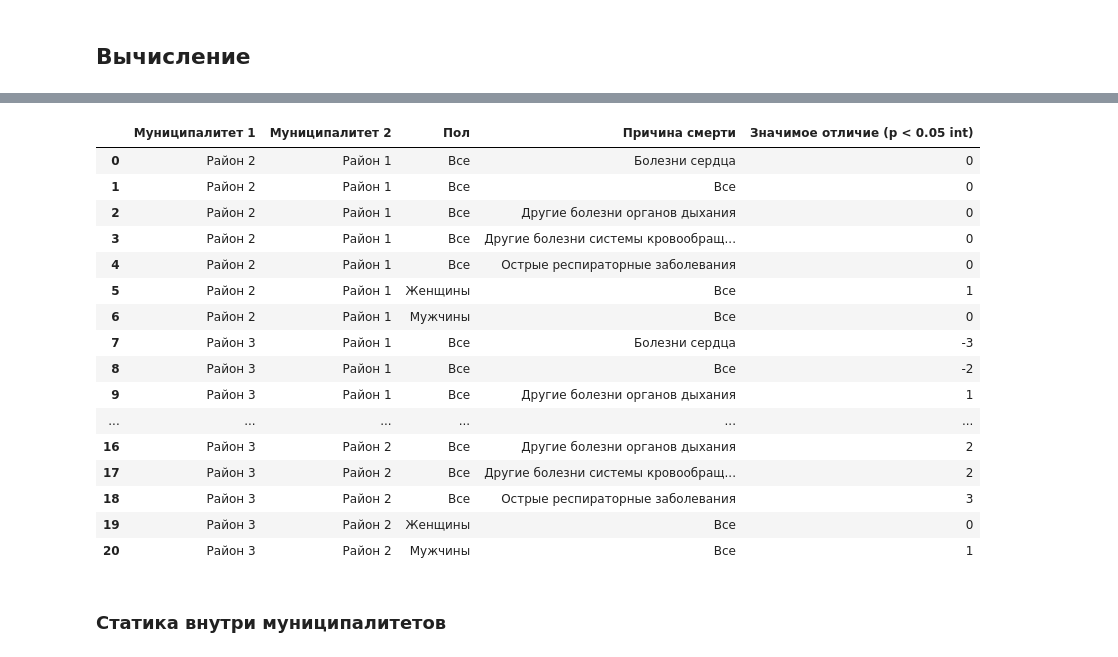
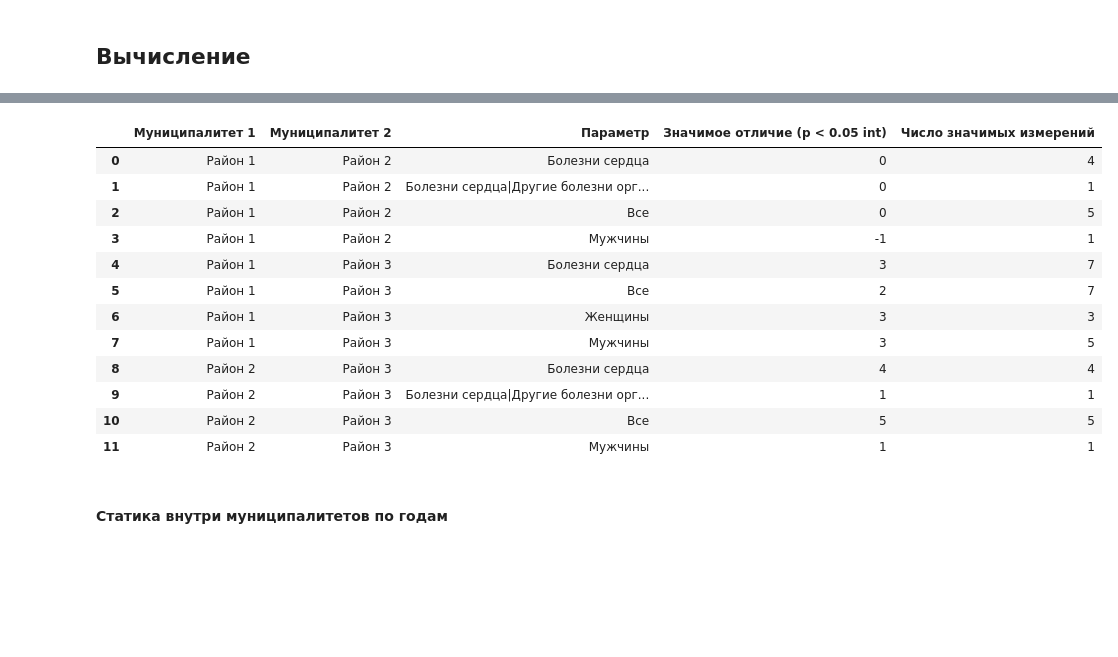
Before and after one commit to KossBI/Population_analysis, a Jupyter notebook: Анализ.ipynb, the cells around one changed output, grey strips where cells are left out. Saved outputs shown, nothing was run; the diff lists cells and outputs as text; code cells hidden in the pictures; blank space fills up the shorter version.

```diff
--- a/Анализ.ipynb
+++ b/Анализ.ipynb
@@ -13,3 +13,4 @@ import pandas as pd
 import numpy as np
 from scipy import stats
 import math
+pd.set_option('display.max_colwidth', None)
@@ -356,0 +341,27 @@ def weighted_regression(
+# %%
+def d2d_comparision(df: pd.DataFrame,
+                    year: int,
+                    district_1: str,
+                    district_2: str,
+                    param: list,
+                    alpha: float = 0.05):
+    '''
+    Создаёт два среза для сопоставления и передаёт их в функцию comparison.
+    df: исходная таблица
+    year: год
+    district_1: муниципалитет 1
+    district_2: муниципалитет 2
+    param: как минимум одно значение из набора полов или из набора причина смерти
+    alpha: уровень значимости
+    Возвращает статистически значимое отличие SCR_1 от SCR_2 в формате '>', '=', '<' или None
+    в случае незначимости данных по хотябы одной группе.
+    '''
+    if year is None:
+        slice_1 = df[(df['Муниципалитет']==district_1)&((df['Пол'].isin(param))|(df['Причина смерти'].isin(param)))]
+        slice_2 = df[(df['Муниципалитет']==district_2)&((df['Пол'].isin(param))|(df['Причина смерти'].isin(param)))]
+    else:
+        slice_1 = df[(df['Год']==year)&(df['Муниципалитет']==district_1)&((df['Пол'].isin(param))|(df['Причина смерти'].isin(param)))]
+        slice_2 = df[(df['Год']==year)&(df['Муниципалитет']==district_2)&((df['Пол'].isin(param))|(df['Причина смерти'].isin(param)))]
+    N_1, D_1, SCR_1, LCL_1, UCL_1, significance_1 =  N_D_SCR_CI_calc(slice_1, alpha)
+    N_2, D_2, SCR_2, LCL_2, UCL_2, significance_2 =  N_D_SCR_CI_calc(slice_2, alpha)
+    return comparison(SCR_1, LCL_1, UCL_1, SCR_2, LCL_2, UCL_2)
@@ -436,30 +512,29 @@ df_result_comparison_out
 # Словарь замен для расчёта направленности общего различия между группами.
 p_dict = {'=': 0, '>': 1, '<': -1}
 # %%
-# Создание колонки вида "Значимое отличие (p < 0.05) int"
-# (она не была сгенерирована сразу т.к. знаки '>', '=', '<' более наглядные).
-df_result_comparison_out['Значимое отличие (p < {} int)'.format(SL)] = (df_result_comparison_out['Значимое отличие (p < {})'.format(SL)]
-    .apply(lambda x: p_dict[x]))
-# Суммирование по колонке "Значимое отличие (p < 0.05) int" внутри каждой группы.
-(df_result_comparison_out.groupby(['Муниципалитет 1', 'Муниципалитет 2', 'Пол', 'Причина смерти'], as_index=False)
-    ['Значимое отличие (p < {} int)'.format(SL)].sum())
+# Создание колонки "Число значимых измерений" (показывает после схлопывания по годам сколько пар в группе были значимы).
+slices_d2d_df['Число значимых измерений'] = \
+slices_d2d_df['Значимое отличие (p < {})'.format(alpha)].apply(lambda x: 0 if x is None else 1)
+# Создание колонки "Значимое отличие (p < 0.05) int" (где +1 соответствует '>', 0 соответствует '=', -1 соответствует '<').
+# Колонка "Значимое отличие (p < 0.05) int" не была сгенерирована сразу т.к. знаки '>', '=', '<' более наглядные.
+slices_d2d_df['Значимое отличие (p < {} int)'.format(alpha)] = \
+slices_d2d_df['Значимое отличие (p < {})'.format(alpha)].apply(lambda x: p_dict[x])
+# Суммирование по колонкам "Число значимых измерений" и "Значимое отличие (p < 0.05) int" внутри каждой группы (схлопывание по годам).
+(slices_d2d_df.groupby(['Муниципалитет 1', 'Муниципалитет 2', 'Параметр'], as_index=False)
+    [['Значимое отличие (p < {} int)'.format(alpha), 'Число значимых измерений']].sum())
 # %% [output]
-|  | Муниципалитет 1 | Муниципалитет 2 | Пол | Причина смерти | Значимое отличие (p < 0.05 int) |
-| 0 | Район 2 | Район 1 | Все | Болезни сердца | 0 |
-| 1 | Район 2 | Район 1 | Все | Все | 0 |
-| 2 | Район 2 | Район 1 | Все | Другие болезни органов дыхания | 0 |
-| 3 | Район 2 | Район 1 | Все | Другие болезни системы кровообращ... | 0 |
-| 4 | Район 2 | Район 1 | Все | Острые респираторные заболевания | 0 |
-| 5 | Район 2 | Район 1 | Женщины | Все | 1 |
-| 6 | Район 2 | Район 1 | Мужчины | Все | 0 |
-| 7 | Район 3 | Район 1 | Все | Болезни сердца | -3 |
-| 8 | Район 3 | Район 1 | Все | Все | -2 |
-| 9 | Район 3 | Район 1 | Все | Другие болезни органов дыхания | 1 |
-| ... | ... | ... | ... | ... | ... |
-| 16 | Район 3 | Район 2 | Все | Другие болезни органов дыхания | 2 |
-| 17 | Район 3 | Район 2 | Все | Другие болезни системы кровообращ... | 2 |
-| 18 | Район 3 | Район 2 | Все | Острые респираторные заболевания | 3 |
-| 19 | Район 3 | Район 2 | Женщины | Все | 0 |
-| 20 | Район 3 | Район 2 | Мужчины | Все | 1 |
+|  | Муниципалитет 1 | Муниципалитет 2 | Параметр | Значимое отличие (p < 0.05 int) | Число значимых измерений |
+| 0 | Район 1 | Район 2 | Болезни сердца | 0 | 4 |
+| 1 | Район 1 | Район 2 | Болезни сердца|Другие болезни орг... | 0 | 1 |
+| 2 | Район 1 | Район 2 | Все | 0 | 5 |
+| 3 | Район 1 | Район 2 | Мужчины | -1 | 1 |
+| 4 | Район 1 | Район 3 | Болезни сердца | 3 | 7 |
+| 5 | Район 1 | Район 3 | Все | 2 | 7 |
+| 6 | Район 1 | Район 3 | Женщины | 3 | 3 |
+| 7 | Район 1 | Район 3 | Мужчины | 3 | 5 |
+| 8 | Район 2 | Район 3 | Болезни сердца | 4 | 4 |
+| 9 | Район 2 | Район 3 | Болезни сердца|Другие болезни орг... | 1 | 1 |
+| 10 | Район 2 | Район 3 | Все | 5 | 5 |
+| 11 | Район 2 | Район 3 | Мужчины | 1 | 1 |
 # %%
 # Короткий вывод:
@@ -469,5 +543,5 @@ df_result_comparison_out['Значимое отличие (p < {} int)'.format(S
 # %% [markdown]
-### Статика внутри муниципалитетов
+#### Статика внутри муниципалитетов по годам
 # %%
 # Идея: попарно сравнить различия в стандартизованных коэффициентов смертности между гендерами и причинами смерти
 # для всех комбинаций остальных параметров.
```
Also changed, not shown: parts of 69 cells of this notebook, 1 other file.
